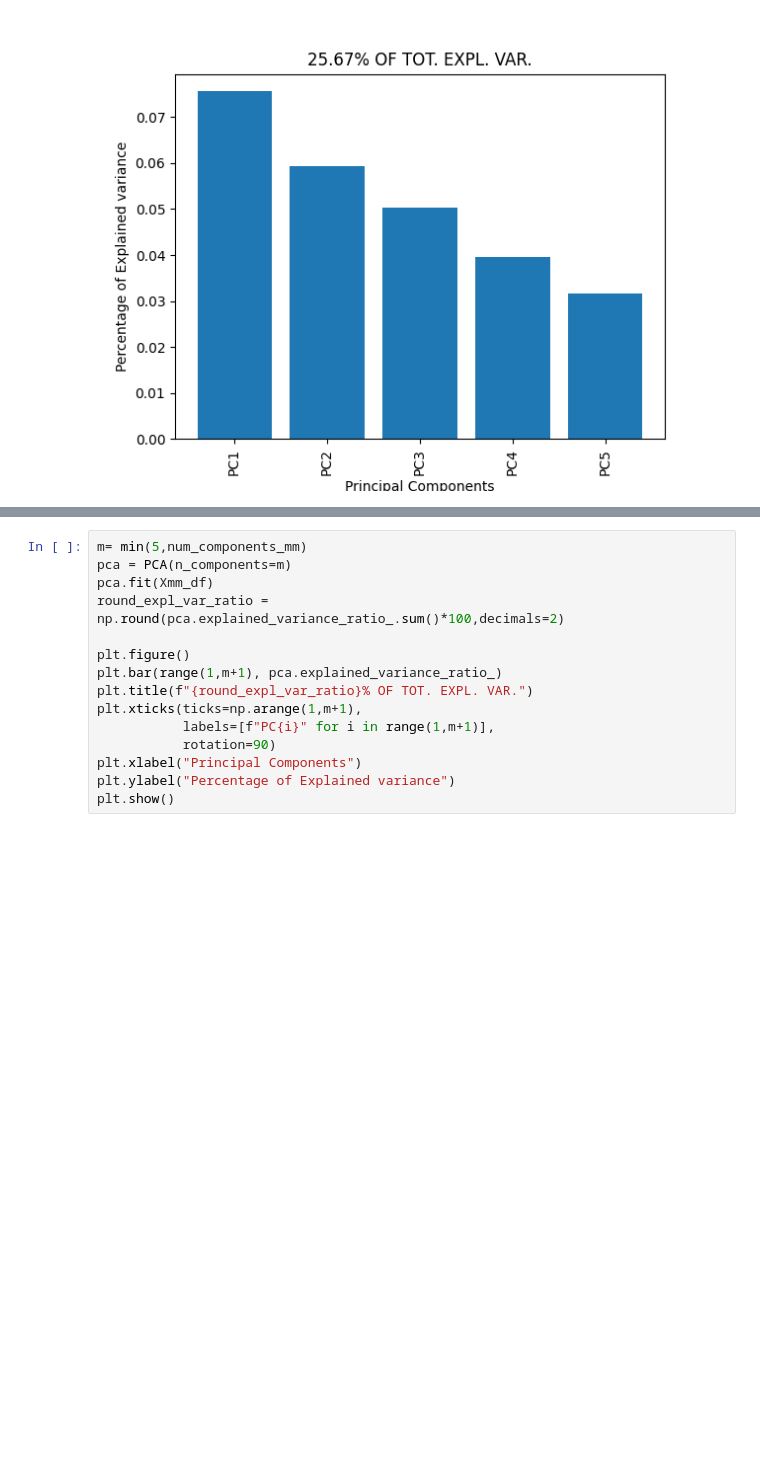
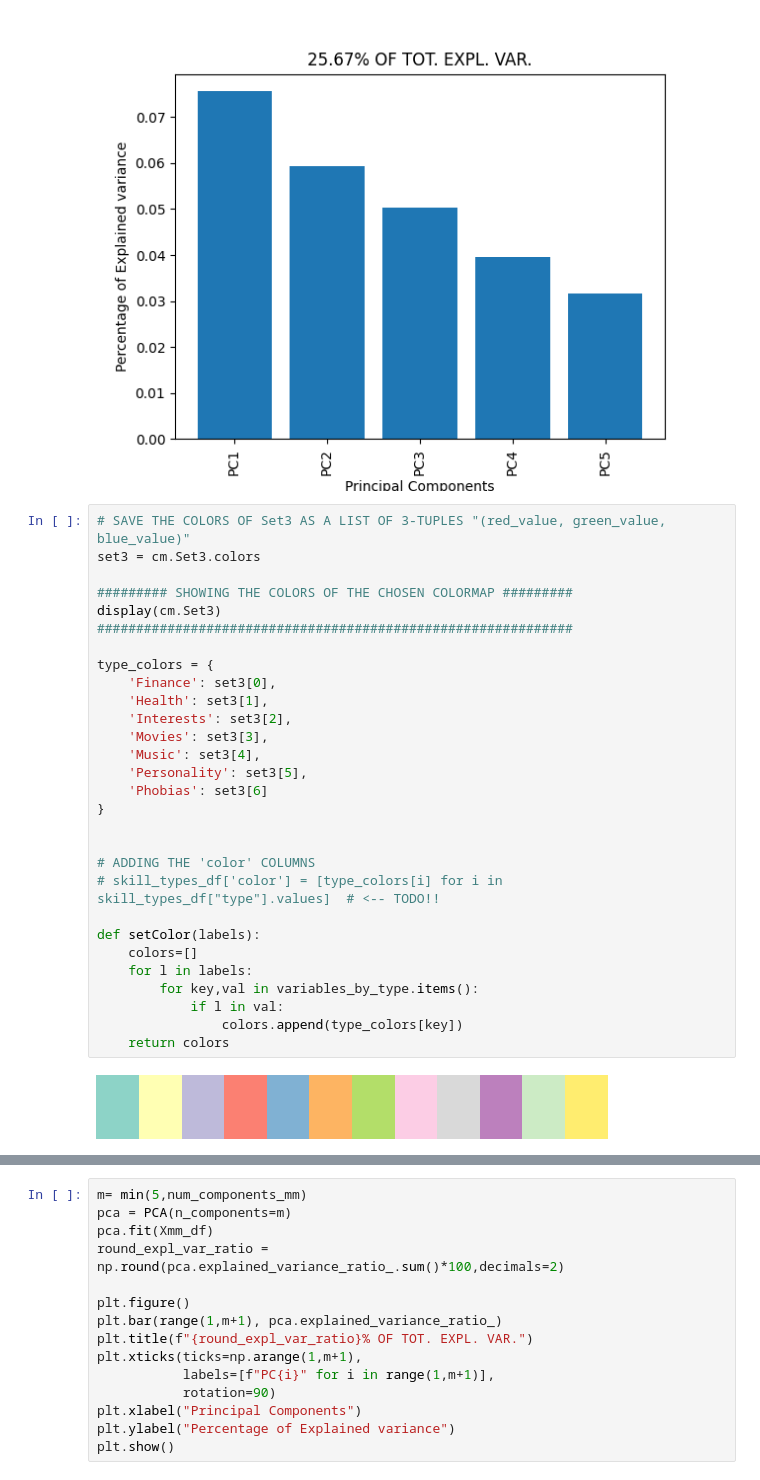
Before and after one commit to BonoGiorgio02/Projects, a Jupyter notebook: HWpca_Surname1_Surname2.ipynb, the cells around one changed output, grey strips where cells are left out. Saved outputs shown, nothing was run; the diff lists cells and outputs as text; blank space fills up the shorter version.

Commit message:
last save

```diff
--- a/HWpca_Surname1_Surname2.ipynb
+++ b/HWpca_Surname1_Surname2.ipynb
@@ -380,6 +380,37 @@ plt.ylabel("Percentage of Explained variance")
 plt.show()
 # %% [output]
 [figure]
+# %%
+# SAVE THE COLORS OF Set3 AS A LIST OF 3-TUPLES "(red_value, green_value, blue_value)"
+set3 = cm.Set3.colors
+
+######### SHOWING THE COLORS OF THE CHOSEN COLORMAP #########
+display(cm.Set3)
+#############################################################
+
+type_colors = {
+    'Finance': set3[0],
+    'Health': set3[1],
+    'Interests': set3[2],
+    'Movies': set3[3],
+    'Music': set3[4],
+    'Personality': set3[5],
+    'Phobias': set3[6]
+}
+
+
+# ADDING THE 'color' COLUMNS
+# skill_types_df['color'] = [type_colors[i] for i in skill_types_df["type"].values]  # <-- TODO!!
+
+def setColor(labels):
+    colors=[]
+    for l in labels:
+        for key,val in variables_by_type.items():
+            if l in val:
+                colors.append(type_colors[key])
+    return colors
+# %% [output]
+[figure, added]
 # %%
 # Calcolo di epsilon
 eps = np.sqrt(1 / pca.n_features_in_)
```
Also changed, not shown: parts of 5 cells of this notebook, 1 other file.
